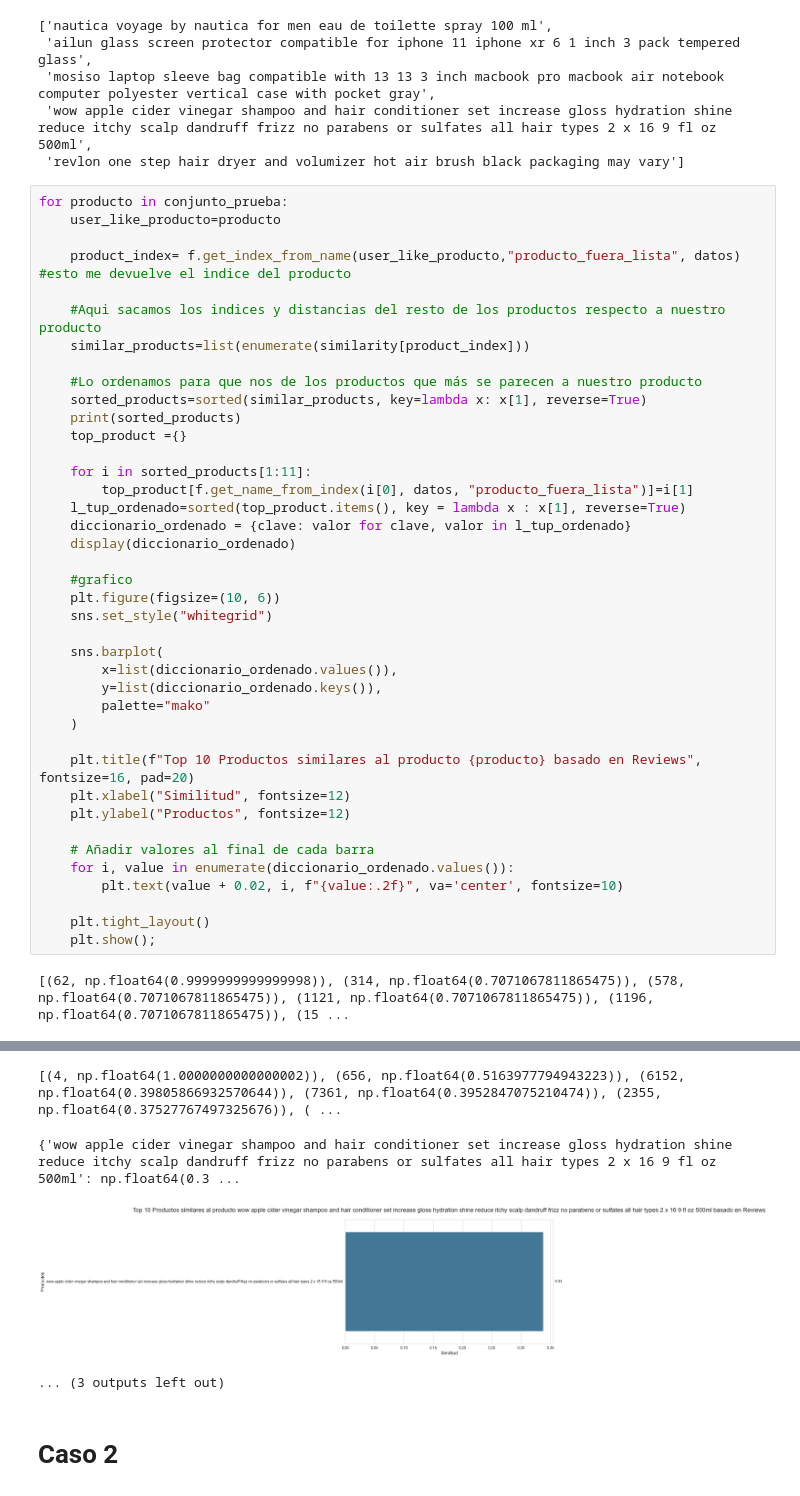
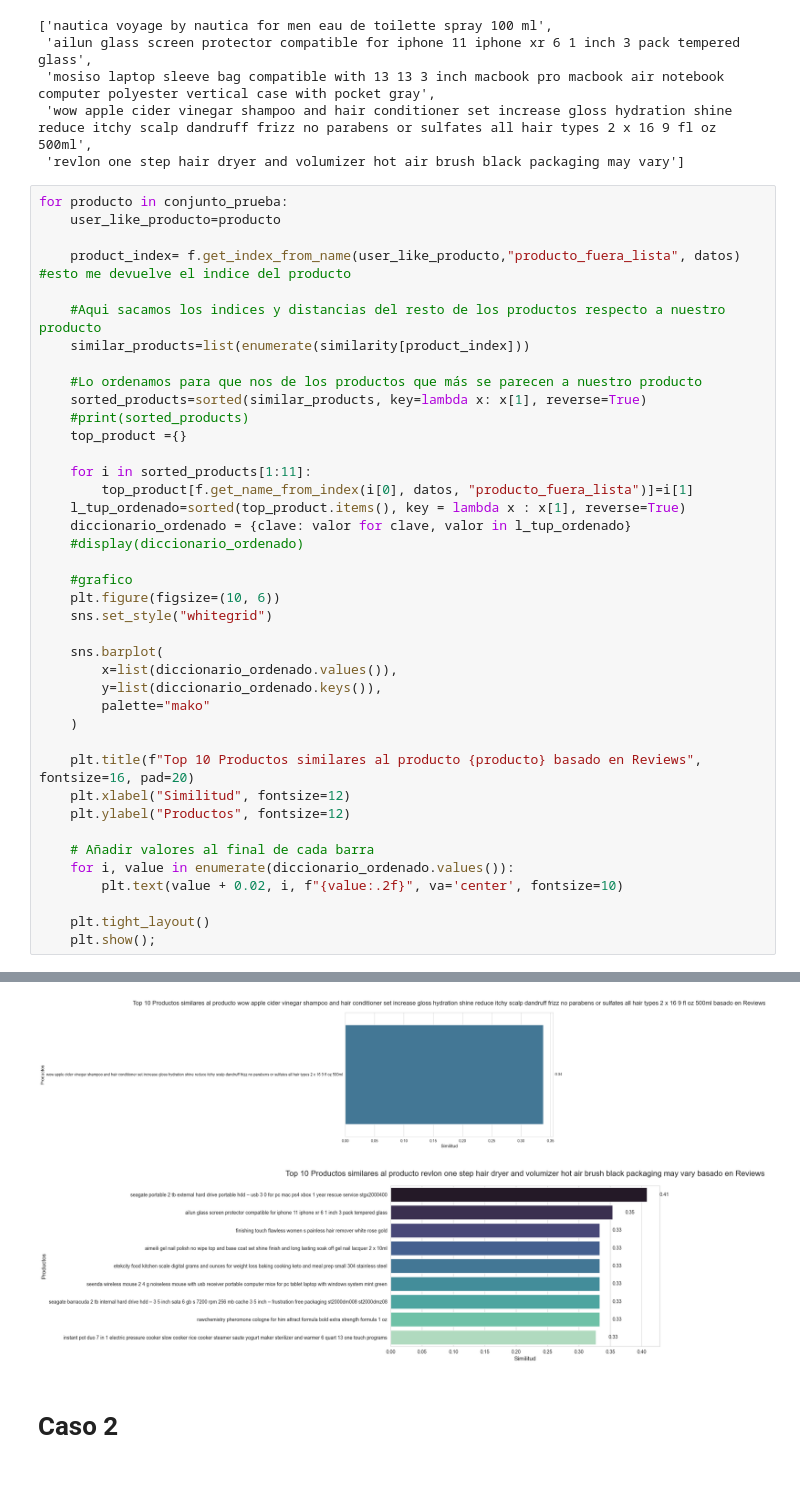
Before and after one commit to jgilsu11/laboratorio-modulo9-leccion3-recomendacion-PNL, a Jupyter notebook: modulo09-leccion06-nlp-LAB.ipynb, the cells around one changed output, grey strips where cells are left out. Drawn from its saved outputs; the diff is of its cells as text.

Commit message:
Subida con el arreglo del print

```diff
--- a/modulo09-leccion06-nlp-LAB.ipynb
+++ b/modulo09-leccion06-nlp-LAB.ipynb
@@ -349,14 +346,14 @@ for producto in conjunto_prueba:
 
     #Lo ordenamos para que nos de los productos que más se parecen a nuestro producto
     sorted_products=sorted(similar_products, key=lambda x: x[1], reverse=True)
-    print(sorted_products)
+    #print(sorted_products)
     top_product ={}
 
     for i in sorted_products[1:11]:
         top_product[f.get_name_from_index(i[0], datos, "producto_fuera_lista")]=i[1]
     l_tup_ordenado=sorted(top_product.items(), key = lambda x : x[1], reverse=True)
     diccionario_ordenado = {clave: valor for clave, valor in l_tup_ordenado}
-    display(diccionario_ordenado)
+    #display(diccionario_ordenado)
 
     #grafico
     plt.figure(figsize=(10, 6))
@@ -379,4 +376,3 @@ for producto in conjunto_prueba:
     plt.tight_layout()
     plt.show();
 # %% [output]
-[(62, np.float64(0.9999999999999998)), (314, np.float64(0.7071067811865475)), (578, np.float64(0.7071067811865475)), (1121, np.float64(0.7071067811865475)), (1196, np.float64(0.7071067811865475)), (15 ...
@@ -408,8 +381,6 @@ for producto in conjunto_prueba:
 [figure]
-[(4, np.float64(1.0000000000000002)), (656, np.float64(0.5163977794943223)), (6152, np.float64(0.39805866932570644)), (7361, np.float64(0.3952847075210474)), (2355, np.float64(0.37527767497325676)), ( ...
-{'wow apple cider vinegar shampoo and hair conditioner set increase gloss hydration shine reduce itchy scalp dandruff frizz no parabens or sulfates all hair types 2 x 16 9 fl oz 500ml': np.float64(0.3 ...
 [figure]
-... (3 outputs left out)
+[figure, added]
 # %% [markdown]
 # **Caso 2**
 # %% [markdown]
```
Also changed, not shown: parts of 8 cells of this notebook.
